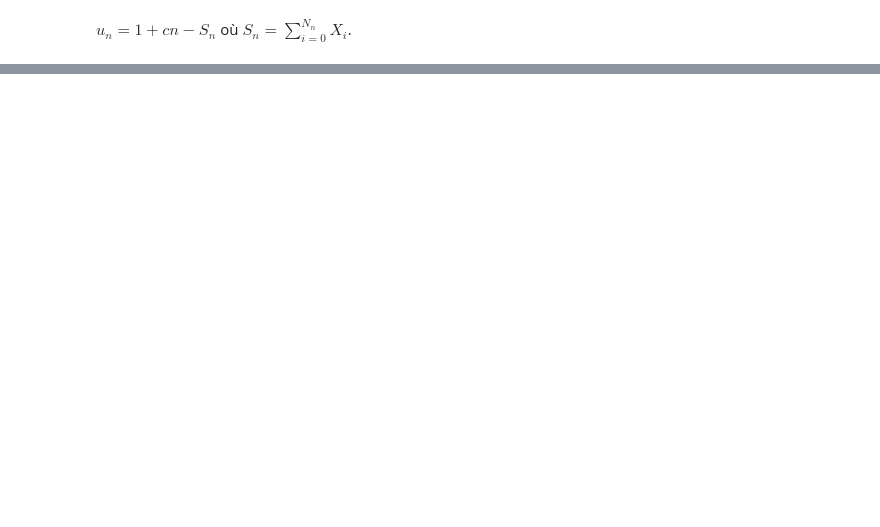
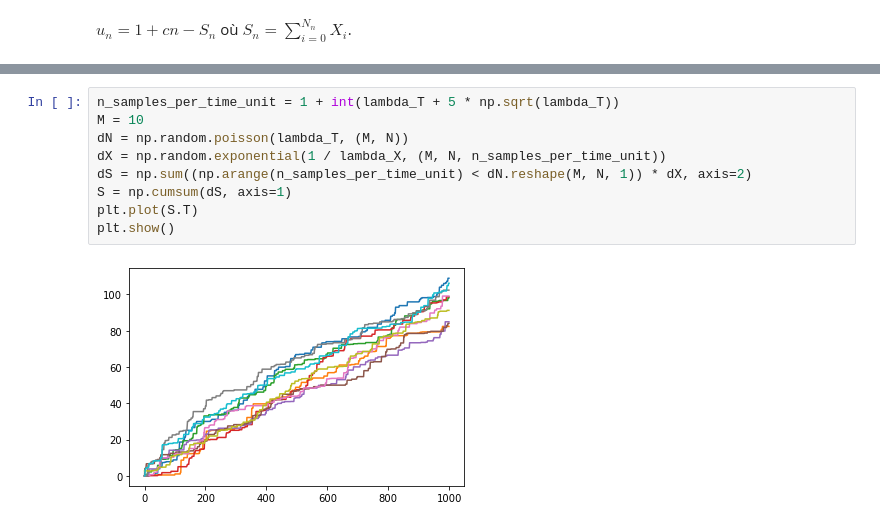
Before and after one commit to jeanHeibig/casinoRoulette, a Jupyter notebook: model1/ruine.ipynb, the cells around one changed output, grey strips where cells are left out. Drawn from its saved outputs; the diff is of its cells as text; blank space fills up the shorter version.

```diff
--- a/model1/ruine.ipynb
+++ b/model1/ruine.ipynb
@@ -29,0 +47,11 @@ $u_{n} = 1 + c n - S_{n}$ où $S_{n} = \sum_{i = 0}^{N_{n}} X_i$.
+# %%
+n_samples_per_time_unit = 1 + int(lambda_T + 5 * np.sqrt(lambda_T))
+M = 10
+dN = np.random.poisson(lambda_T, (M, N))
+dX = np.random.exponential(1 / lambda_X, (M, N, n_samples_per_time_unit))
+dS = np.sum((np.arange(n_samples_per_time_unit) < dN.reshape(M, N, 1)) * dX, axis=2)
+S = np.cumsum(dS, axis=1)
+plt.plot(S.T)
+plt.show()
+# %% [output]
+[figure, added]
```
Also changed, not shown: parts of 6 cells of this notebook.
